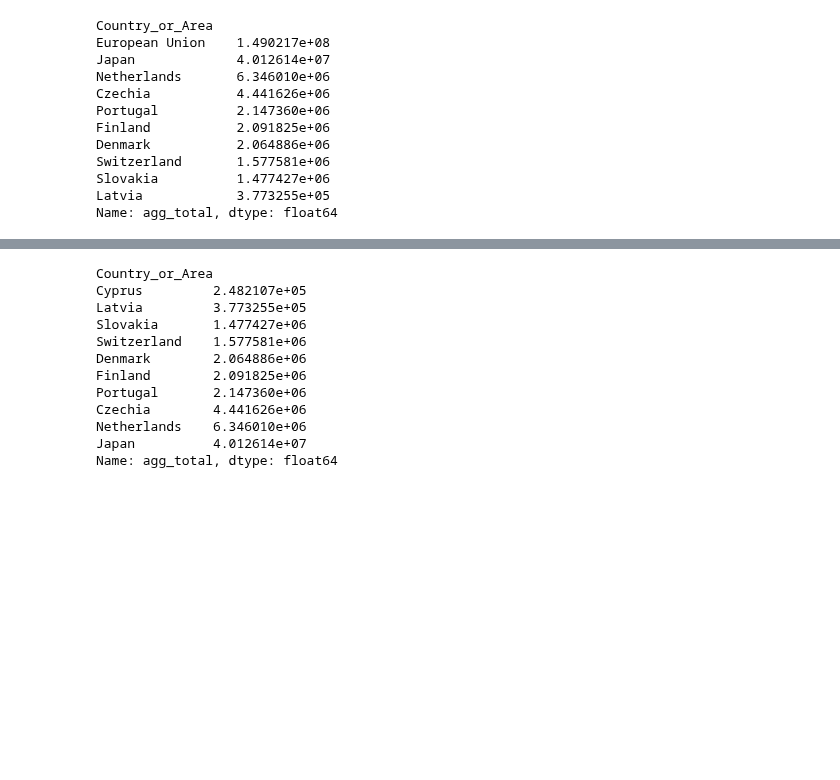
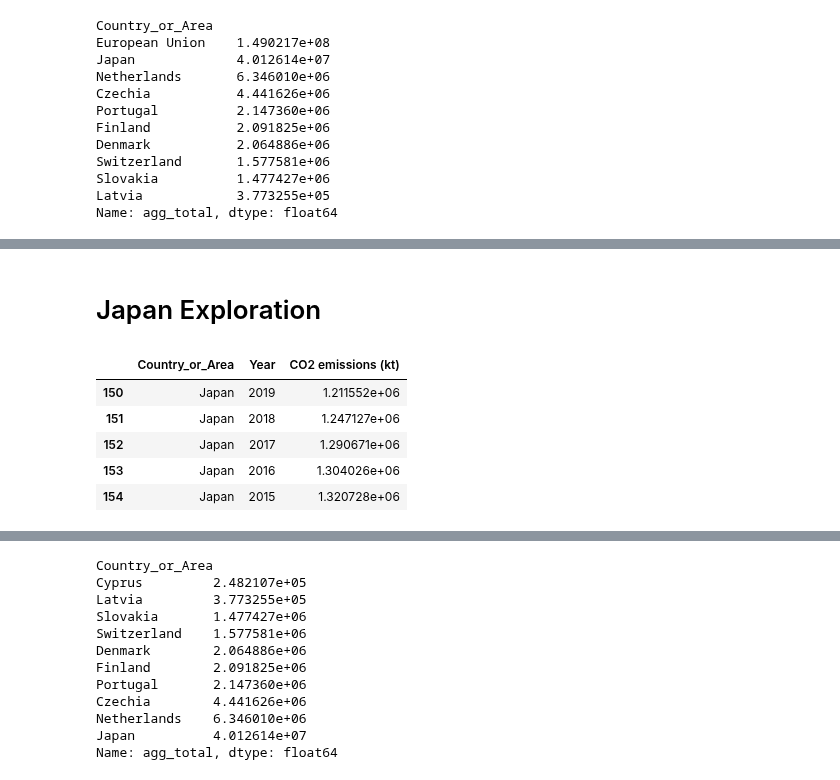
Before and after one commit to eldrigeampong/Data-Science, a Jupyter notebook: UN/Greenhouse Gas Inventory Database/proj1.ipynb, the cells around one changed output, grey strips where cells are left out. Drawn from its saved outputs; the diff is of its cells as text; code cells hidden in the pictures; blank space fills up the shorter version.

```diff
--- a/UN/Greenhouse Gas Inventory Database/proj1.ipynb
+++ b/UN/Greenhouse Gas Inventory Database/proj1.ipynb
@@ -198,0 +226,12 @@ ax.set(xlabel='CO2 emissions (kt)', ylabel='Country or Area', title='Greenhouse
+# %% [markdown]
+# Japan Exploration
+# %%
+jpn_df = country_area_grouped.get_group('Japan')
+jpn_df.head()
+# %% [output]
+|  | Country_or_Area | Year | CO2 emissions (kt) |
+| 150 | Japan | 2019 | 1.211552e+06 |
+| 151 | Japan | 2018 | 1.247127e+06 |
+| 152 | Japan | 2017 | 1.290671e+06 |
+| 153 | Japan | 2016 | 1.304026e+06 |
+| 154 | Japan | 2015 | 1.320728e+06 |
```
Also changed, not shown: parts of 5 cells of this notebook, 2 other files.
